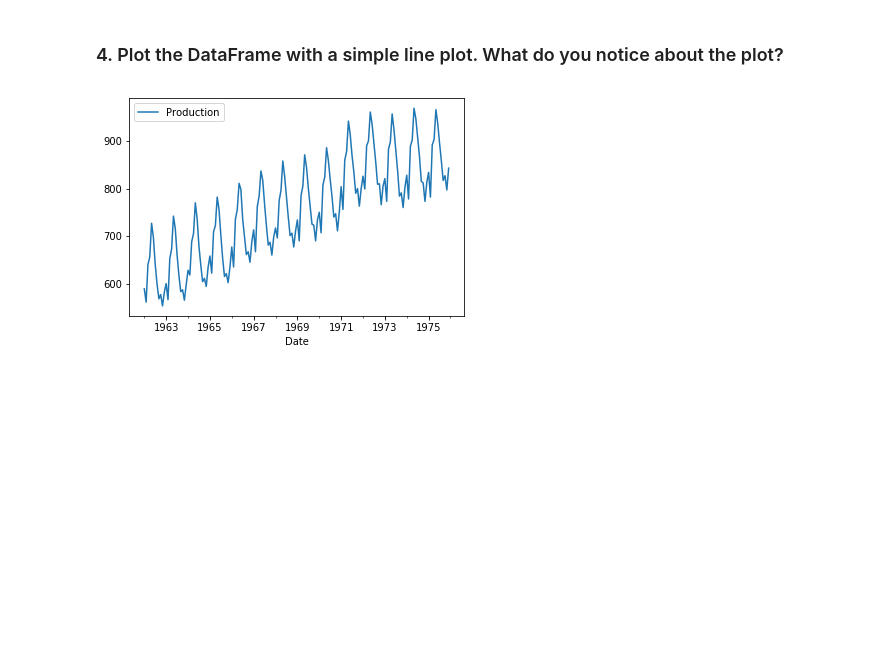
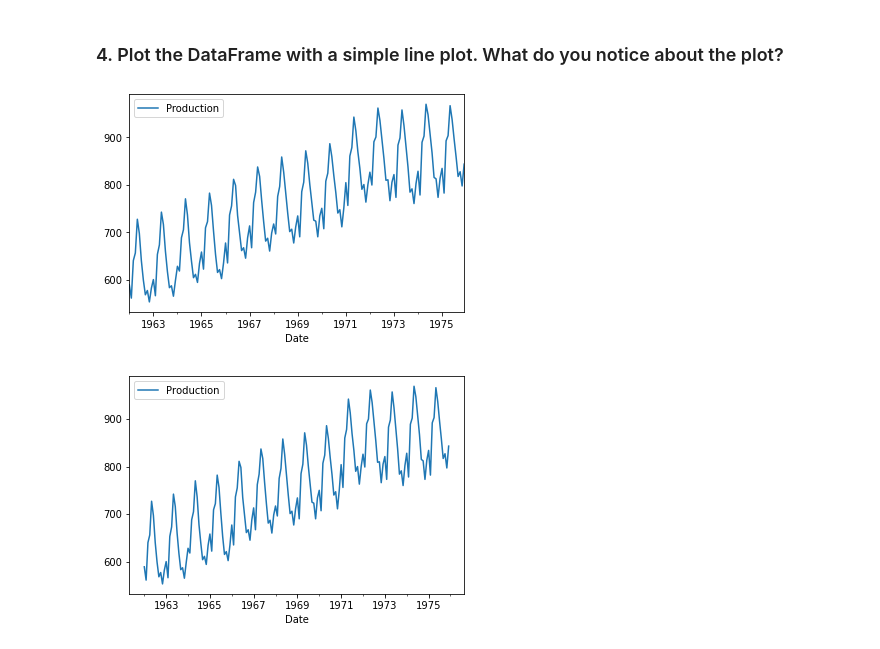
Before and after one commit to mherbert93/Python-Time-Series-Course, a Jupyter notebook: 04-Time-Series-with-Pandas/05-Pandas-Time-Series-Exercises-SET-ONE.ipynb, the cells around one changed output. Cells and saved outputs as stored; diff of their text form; code cells hidden in the pictures; blank space fills up the shorter version.

```diff
--- a/04-Time-Series-with-Pandas/05-Pandas-Time-Series-Exercises-SET-ONE.ipynb
+++ b/04-Time-Series-with-Pandas/05-Pandas-Time-Series-Exercises-SET-ONE.ipynb
@@ -86,6 +86,10 @@ df.head()
 | 1962-05-01 | 727 |
 # %% [markdown]
 ### 4. Plot the DataFrame with a simple line plot. What do you notice about the plot?
+# %%
+df.plot();
+# %% [output]
+[figure, added]
 # %%
 # DON'T WRITE HERE
 # %% [output]
```
Also changed, not shown: parts of 2 cells of this notebook, 4 other files.
